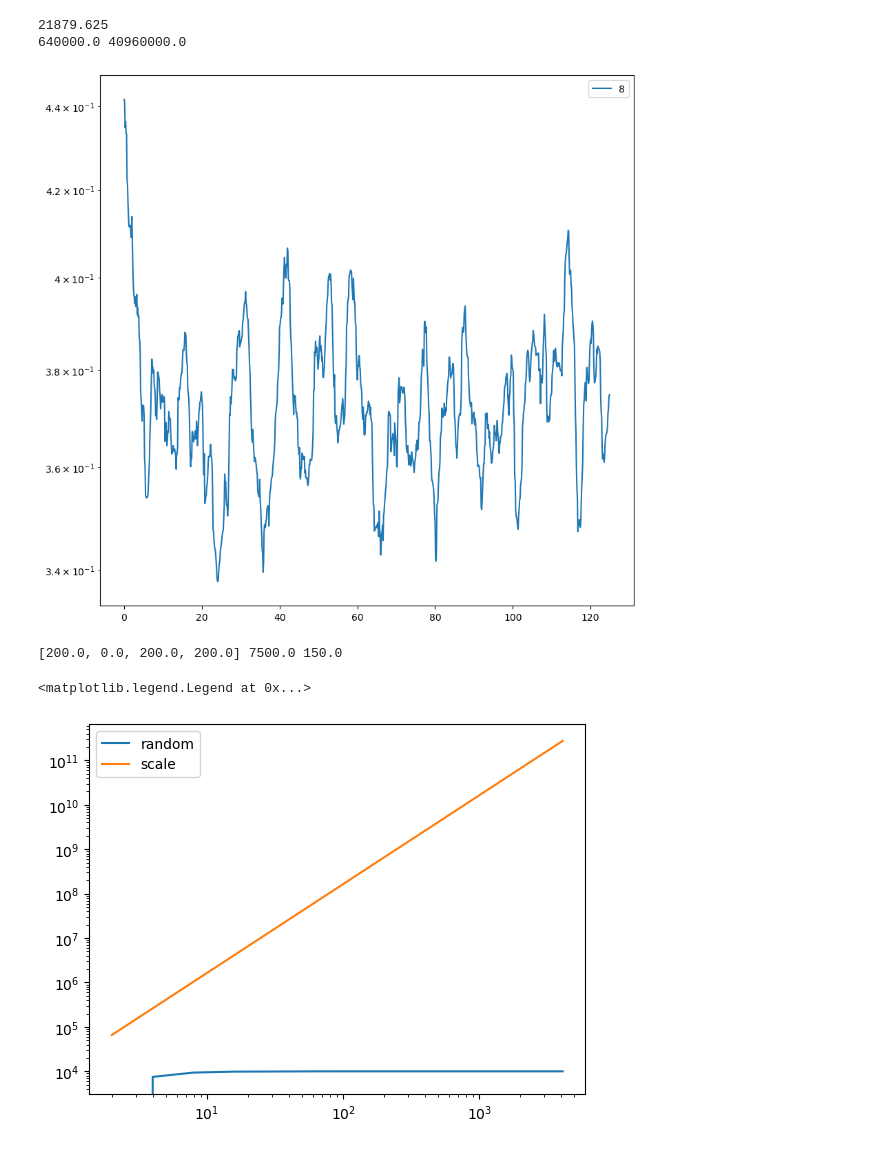
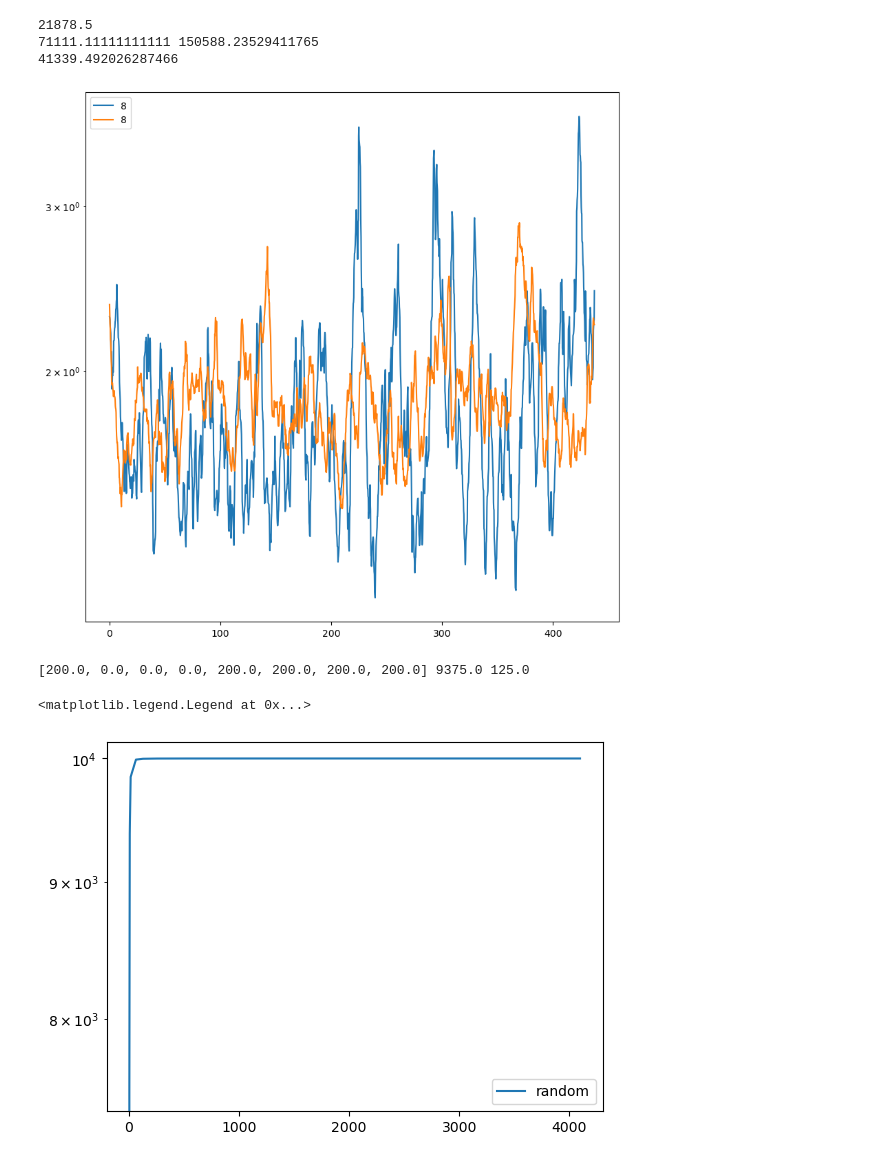
Before and after one commit to plumol/monte-carlo-simulations, a Jupyter notebook: mixing_times.ipynb, the cells around one changed output. Saved outputs shown, nothing was run; the diff lists cells and outputs as text; code cells hidden in the pictures.

```diff
--- a/mixing_times.ipynb
+++ b/mixing_times.ipynb
@@ -3,33 +3,43 @@ import numpy as np
 import pandas as pd
 import matplotlib.pyplot as plt
 # %%
-ecmc_ff_8_df = pd.read_csv("../ecmc_ff_sf_var_10m-8-m3.csv")
+ecmc_ff_8_df = pd.read_csv("./ecmc_ff_sf_var_10m-8s-1.csv")
 ecmc_ff_8_events = np.array(ecmc_ff_8_df["events"].to_list())
 ecmc_ff_8_mix = np.array(ecmc_ff_8_df["var_mix"].to_list())
+
+ecmc_ff_8_long = []
+for i in range(1, 4):
+    ff_8_df = pd.read_csv("./ecmc_ff_sf_var_10m-8-" + str(i) + ".csv")
+    ecmc_ff_8_long.append(ff_8_df["var_mix"].to_list())
+ecmc_ff_8_long = np.array(ecmc_ff_8_long)
 
 ecmc_ff_8_2_df = pd.read_csv("../ecmc_ff_sf_var_10m-128-m3-2.csv")
 ecmc_ff_8_2_events = np.array(ecmc_ff_8_2_df["events"].to_list())
 ecmc_ff_8_2_mix = np.array(ecmc_ff_8_2_df["var_mix"].to_list())
 
-ecmc_ff_16_df = pd.read_csv("../ecmc_ff_sf_var_10m-16-m3.csv")
+ecmc_ff_16_df = pd.read_csv("./ecmc_ff_sf_var_10m-16-1.csv")
 ecmc_ff_16_events = np.array(ecmc_ff_16_df["events"].to_list())
 ecmc_ff_16_mix = np.array(ecmc_ff_16_df["var_mix"].to_list())
 
-ecmc_ff_32_df = pd.read_csv("../ecmc_ff_sf_var_10m-32-m3.csv")
+ecmc_ff_32_df = pd.read_csv("./ecmc_ff_sf_var_10m-32-1.csv")
 ecmc_ff_32_events = np.array(ecmc_ff_32_df["events"].to_list())
 ecmc_ff_32_mix = np.array(ecmc_ff_32_df["var_mix"].to_list())
 
-ecmc_ff_64_df = pd.read_csv("../ecmc_ff_sf_var_10m-64-m3.csv")
+ecmc_ff_64_df = pd.read_csv("./ecmc_ff_sf_var_10m-64-1.csv")
 ecmc_ff_64_events = np.array(ecmc_ff_64_df["events"].to_list())
 ecmc_ff_64_mix = np.array(ecmc_ff_64_df["var_mix"].to_list())
 
-ecmc_ff_128_df = pd.read_csv("../ecmc_ff_sf_var_10m-128-m3.csv")
+ecmc_ff_128_df = pd.read_csv("./ecmc_ff_sf_var_10m-128-1.csv")
 ecmc_ff_128_events = np.array(ecmc_ff_128_df["events"].to_list())
 ecmc_ff_128_mix = np.array(ecmc_ff_128_df["var_mix"].to_list())
 
-ecmc_ff_256_df = pd.read_csv("../ecmc_ff_sf_var_10m-256-m2.csv")
+ecmc_ff_256_df = pd.read_csv("./ecmc_ff_sf_var_10m-256-1.csv")
 ecmc_ff_256_events = np.array(ecmc_ff_256_df["events"].to_list())
 ecmc_ff_256_mix = np.array(ecmc_ff_256_df["var_mix"].to_list())
+
+ecmc_ff_512_df = pd.read_csv("./ecmc_ff_sf_var_10m-512-1.csv")
+ecmc_ff_512_events = np.array(ecmc_ff_512_df["events"].to_list())
+ecmc_ff_512_mix = np.array(ecmc_ff_512_df["var_mix"].to_list())
 
 ecmc_ff_8d_df = pd.read_csv("../ecmc_ff_sf_var_10m-8-m3.csv")
 ecmc_ff_8d_events = np.array(ecmc_ff_8d_df["events"].to_list())
@@ -45,12 +55,14 @@ ecmc_ff_8da_mix = np.array(ecmc_ff_8da_df["var_mix"].to_list())
 
 
 # x_64 = np.linspace(0, 100000, 100001)*np.mean(ecmc_ff_64_events)/64
-x_256 = np.linspace(0, np.sum(ecmc_ff_256_events), np.sum(ecmc_ff_256_events))/256
-x_128 = np.linspace(0, np.sum(ecmc_ff_128_events), np.sum(ecmc_ff_128_events))/128
-x_64 = np.linspace(0, np.sum(ecmc_ff_64_events), np.sum(ecmc_ff_64_events))/64
-x_32 = np.linspace(0, np.sum(ecmc_ff_32_events), np.sum(ecmc_ff_32_events))/32
-x_16 = np.linspace(0, np.sum(ecmc_ff_16_events), np.sum(ecmc_ff_16_events))/16
-x_8 = np.linspace(0, np.sum(ecmc_ff_8_events), np.sum(ecmc_ff_8_events))/8
+#x_256 = np.linspace(0, np.sum(ecmc_ff_256_events), np.sum(ecmc_ff_256_events))/256
+x_512 = np.linspace(0, len(ecmc_ff_32_mix), len(ecmc_ff_32_mix))*np.mean(ecmc_ff_512_events)/512
+x_256 = np.linspace(0, len(ecmc_ff_32_mix), len(ecmc_ff_32_mix))*np.mean(ecmc_ff_256_events)/256
+x_128 = np.linspace(0, len(ecmc_ff_32_mix), len(ecmc_ff_32_mix))*np.mean(ecmc_ff_128_events)/128
+x_64 = np.linspace(0, len(ecmc_ff_32_mix), len(ecmc_ff_32_mix))*np.mean(ecmc_ff_64_events)/64
+x_32 = np.linspace(0, len(ecmc_ff_32_mix), len(ecmc_ff_32_mix))*np.mean(ecmc_ff_32_events)/32
+x_16 = np.linspace(0, len(ecmc_ff_16_mix), len(ecmc_ff_16_mix))*np.mean(ecmc_ff_16_events)/16
+x_8 = np.linspace(0, len(ecmc_ff_8_mix), len(ecmc_ff_8_mix))*np.mean(ecmc_ff_8_events)/8
 print(np.sum(ecmc_ff_8_events)/8)
 
 fig, ax = plt.subplots(1, figsize=(10, 10))
@@ -62,24 +74,29 @@ def calculate_var_equil(n_particles):
 
     diameter = 400/(2*n_particles)
 
-    return n_particles**2 * (400 - n_particles * diameter)**2/(4)
+    return  n_particles**2*(400 - n_particles * diameter)**2/(4 * (n_particles+1))
 var_equil_8 = calculate_var_equil(8)
 var_equil_16 = calculate_var_equil(16)
 var_equil_32 = calculate_var_equil(32)
 var_equil_64 = calculate_var_equil(64)
 var_equil_128 = calculate_var_equil(128)
 var_equil_256 = calculate_var_equil(256)
+var_equil_512 = calculate_var_equil(512)
 
-print(var_equil_8, var_equil_64)
+print(var_equil_8, var_equil_16)
+print(np.mean(ecmc_ff_8_mix))
 
-ax.plot(x_8[:1000], np.mean([ecmc_ff_8_mix, ecmc_ff_8_2_mix], axis=0)[:1000]/var_equil_8, label="8")
-# ax.plot(x_8[:3000], ecmc_ff_8d_mix[:3000]/var_equil_8, label="8 s")
-# ax.plot(x_16[:5000], ecmc_ff_16_mix[:5000]/var_equil_16, label="16")
-# ax.plot(x_32[:10000], ecmc_ff_32_mix[:10000]/var_equil_32, label="32")
-# ax.plot(x_64[:10000], ecmc_ff_64_mix[:10000]/var_equil_64, label="64")
-# ax.plot(x_128[:1000], ecmc_ff_128_mix[:1000]/var_equil_128, label="128")
-# ax.plot(x_256[:10000], ecmc_ff_256_mix[:10000]/var_equil_256, label="64")
+ax.plot(x_8[:2000], 1/(ecmc_ff_8_mix[:2000]/var_equil_8), label="8")
+ax.plot(x_8[:2000], 1/(np.mean(ecmc_ff_8_long, axis=0)[:2000]/var_equil_8), label="8")
+#ax.plot(x_8[:3000], ecmc_ff_8d_mix[:3000]/var_equil_8, label="8 s")
+# ax.plot(x_16[:2000], 1/((ecmc_ff_16_mix)[:2000]/var_equil_16), label="16")
+# ax.plot(x_32[:2000], 1/((ecmc_ff_32_mix)[:2000]/var_equil_32), label="32")
+# ax.plot(x_64[:2000], 1/(ecmc_ff_64_mix[:2000]/var_equil_64), label="64")
+# ax.plot(x_128[:10000], 1/(ecmc_ff_128_mix[:10000]/var_equil_128), label="128")
+# ax.plot(x_256[:5000], 1/(ecmc_ff_256_mix[:5000]/var_equil_256), label="256")
+# ax.plot(x_512[:10000], 1/(ecmc_ff_512_mix[:10000]/var_equil_512), label="512")
 
+#plt.hlines(var_equil_8, 0, 100)
 # ax[0][1].plot(x_8[:20], ecmc_ff_8d_mix[:20]/var_equil_8)
 # ax[1][1].plot(x_64[:100], ecmc_ff_64d_mix[:100])
 # plt.plot(np.linspace(0, 100000, 100001)*np.mean(ecmc_ff_64_events)/64, ecmc_ff_64_mix/64)
@@ -87,11 +104,12 @@ ax.plot(x_8[:1000], np.mean([ecmc_ff_8_mix, ecmc_ff_8_2_mix], axis=0)[:1000]/var
 
 ax.legend()
 ax.set_yscale('log')
-# ax.set_xscale('log')
+#ax.set_xscale('log')
 # %% [output]
-21879.625
-640000.0 40960000.0
+21878.5
+71111.11111111111 150588.23529411765
+41339.492026287466
-[figure, old version]
+[figure, new version]
 # %%
 def sum_u(n_particles, t = "rand"):
     length = 400
@@ -125,38 +143,38 @@ def sum_u(n_particles, t = "rand"):
         #     a -= length
         # if i-1 > n_particles:
         #     a += length
         # if i > n_particles:
         #     a+= length
         #print("delta calc", a, x_pos[(i-1)%n_particles] + a_i, - (x_pos[(i-2)%n_particles] + a_j), -diameter)
 
         if t == "rand":
             return np.abs(a)
         elif t == "uni":
             return b
 
     for j in range(1, n_particles + 1):
         u_i = 0
         for i in range(0, int(n_particles/2) + 1):
             #print("idx", j, i)
             u_i += delta_i(i+j)
             #print(i)
         u.append(u_i)
     return u
 
 p_size = [2, 4, 8, 16, 64, 128, 256, 512, 1024, 2048, 4096]
-s4 = sum_u(4)
+s4 = sum_u(8)
 print(s4, np.var(s4), np.mean(s4))
 # p_size = [4]
 plt.plot(p_size, np.array([np.var(sum_u(i, t="rand")) for i in p_size]), label="random")
 # # plt.plot(p_size, np.array([np.var(sum_u(i, t="uni")) for i in p_size]), label="uni")
-plt.plot(p_size, (np.array(p_size)*128)**2, label="scale")
+#plt.plot(p_size, (np.array(p_size)*128)**2, label="scale")
 plt.yscale("log")
-plt.xscale("log")
+#plt.xscale("log")
 plt.legend()
 # %% [output]
-[200.0, 0.0, 200.0, 200.0] 7500.0 150.0
+[200.0, 0.0, 0.0, 0.0, 200.0, 200.0, 200.0, 200.0] 9375.0 125.0
 <matplotlib.legend.Legend at 0x...>
-[figure, old version]
+[figure, new version]
 # %%
 def sum_w(n_particles):
     length = 400
```
Also changed, not shown: parts of 1 cell of this notebook, 14 other files.
